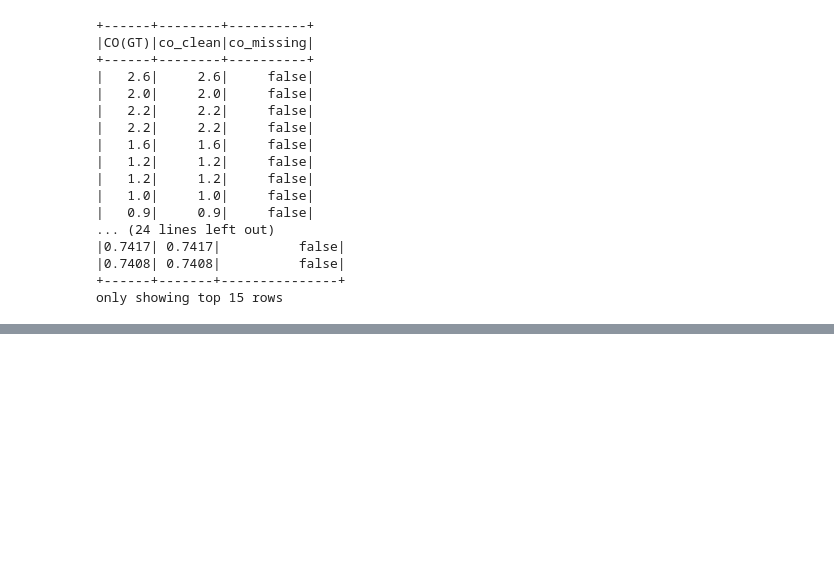
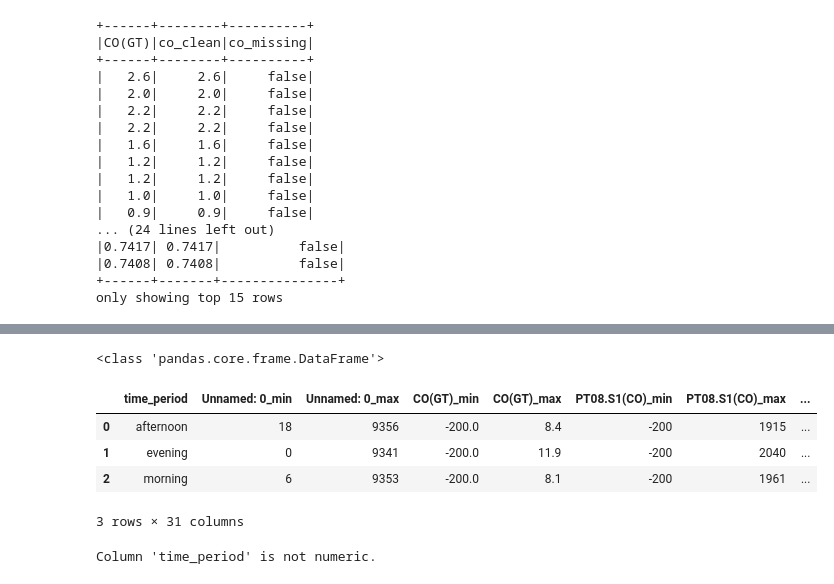
Before and after one commit to whiterabbit077/st554_project2, a Jupyter notebook: project2_solution.ipynb, the cells around one changed output, grey strips where cells are left out. Cells and saved outputs as stored; diff of their text form; code cells hidden in the pictures; blank space fills up the shorter version.

```diff
--- a/project2_solution.ipynb
+++ b/project2_solution.ipynb
@@ -258,0 +379,21 @@ only showing top 15 rows
+# %%
+# Summarize all numeric columns grouped by a string column
+result4 = air_check.summarize_numeric_min_max(group_by="time_period")
+
+# Check the output type
+print(type(result4))
+
+# Show the result
+result4
+# %% [output]
+<class 'pandas.core.frame.DataFrame'>
+|  | time_period | Unnamed: 0_min | Unnamed: 0_max | CO(GT)_min | CO(GT)_max | PT08.S1(CO)_min | PT08.S1(CO)_max | ... |
+| 0 | afternoon | 18 | 9356 | -200.0 | 8.4 | -200 | 1915 | ... |
+| 1 | evening | 0 | 9341 | -200.0 | 11.9 | -200 | 2040 | ... |
+| 2 | morning | 6 | 9353 | -200.0 | 8.1 | -200 | 1961 | ... |
+3 rows × 31 columns
+# %%
+# Test a bad input using a string column
+air_check.summarize_numeric_min_max("time_period")
+# %% [output]
+Column 'time_period' is not numeric.
```
Also changed, not shown: parts of 12 cells of this notebook, 1 other file.
